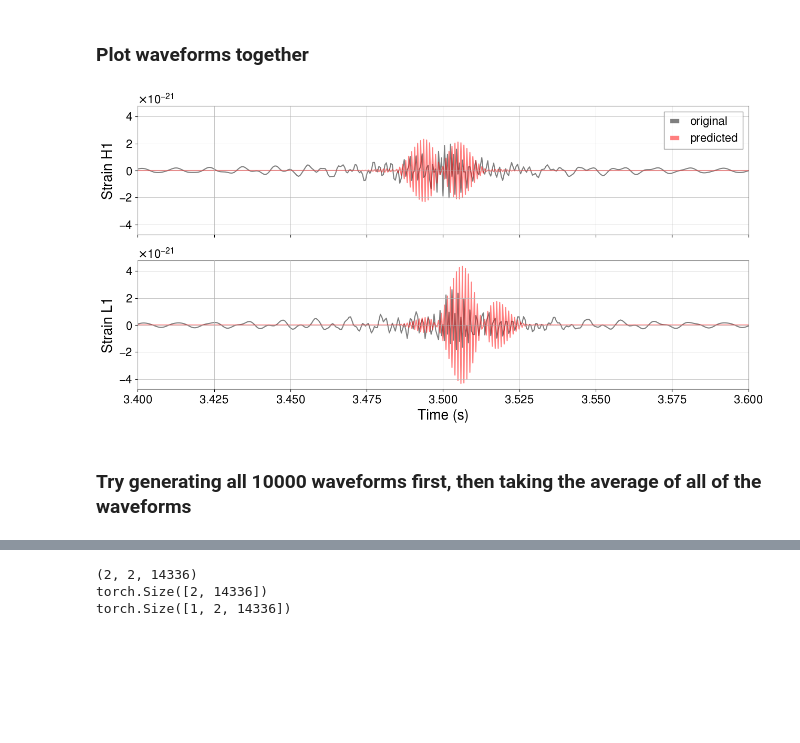
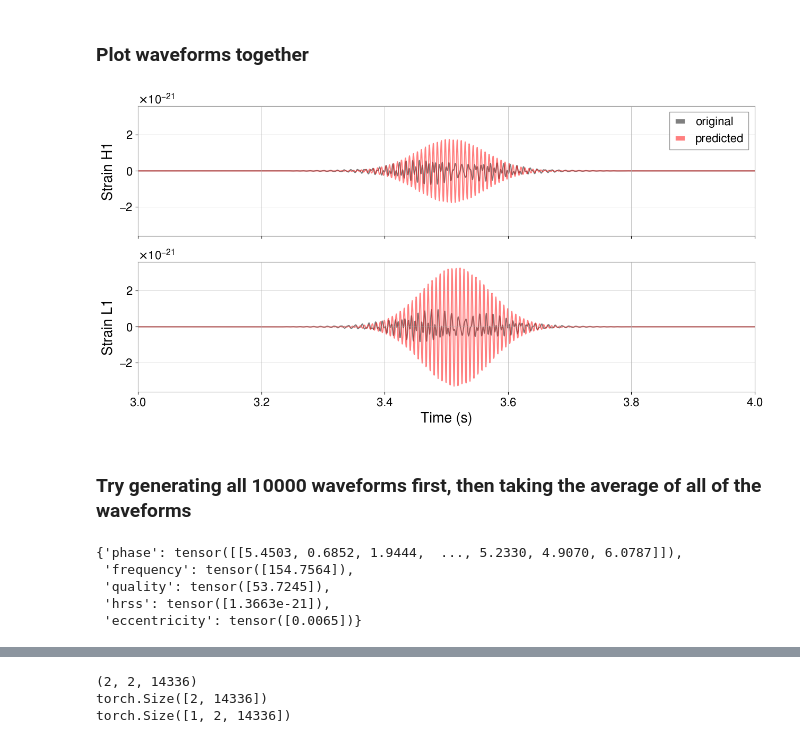
Before and after one commit to JackRedds/amplfi, a Jupyter notebook: notebooks/sg_packet.ipynb, the cells around one changed output, grey strips where cells are left out. Saved outputs shown, nothing was run; the diff lists cells and outputs as text; code cells hidden in the pictures; blank space fills up the shorter version.

```diff
--- a/notebooks/sg_packet.ipynb
+++ b/notebooks/sg_packet.ipynb
@@ -206,3 +232,8 @@ post = {key: torch.tensor([posterior[key].mean()]) for key in posterior.keys()
 # Phase of the two waveforms do not match up unless I set the phase for the posterior to be the
 # same as the prior
 # post['phase'] = params['phase']
+# %%
+post['frequency'] = params_packet['frequency']
+post['quality'] = params_packet['quality']
+post['hrss'] = params_packet['hrss']
+post['eccentricity'] = params_packet['eccentricity']
@@ -266,17 +305,17 @@ torch.Size([1, 2, 14336])
 # %%
 fig, ax = plt.subplots(2, sharex=True, sharey=True, figsize=(15, 7))
 ax[0].plot(times, waveforms[0, 0].cpu(), color='k', label="original", alpha=0.5)
 ax[0].plot(times, mean_waveform_pred[0].cpu (), color='r', label="predicted", alpha=0.5)
 ax[1].plot(times, waveforms[0, 1].cpu(), color='k', alpha=0.5)
 ax[1].plot(times, mean_waveform_pred[1].cpu(), color='r', alpha=0.5)
 ax[1].set_xlabel("Time (s)")
 ax[0].set_ylabel("Strain H1")
 ax[1].set_ylabel("Strain L1")
 ax[0].legend()
-ax[1].set_xlim(3.4, 3.6)
+ax[1].set_xlim(3, 4)
 plt.show()
 # %% [output]
-[figure, old version]
+[figure, new version]
 # %% [markdown]
 ### Try generating all 10000 waveforms first, then taking the average of all of the waveforms
 # %%
@@ -286,3 +330,11 @@ post = {key: torch.tensor([posterior[key]]) for key in posterior.keys()
+# %%
+post
+# %% [output]
+{'phase': tensor([[5.4503, 0.6852, 1.9444,  ..., 5.2330, 4.9070, 6.0787]]),
+ 'frequency': tensor([154.7564]),
+ 'quality': tensor([53.7245]),
+ 'hrss': tensor([1.3663e-21]),
+ 'eccentricity': tensor([0.0065])}
 # %%
 cross_pred, plus_pred = approximant(**post)
 
```
Also changed, not shown: parts of 13 cells of this notebook, 3 other files.
